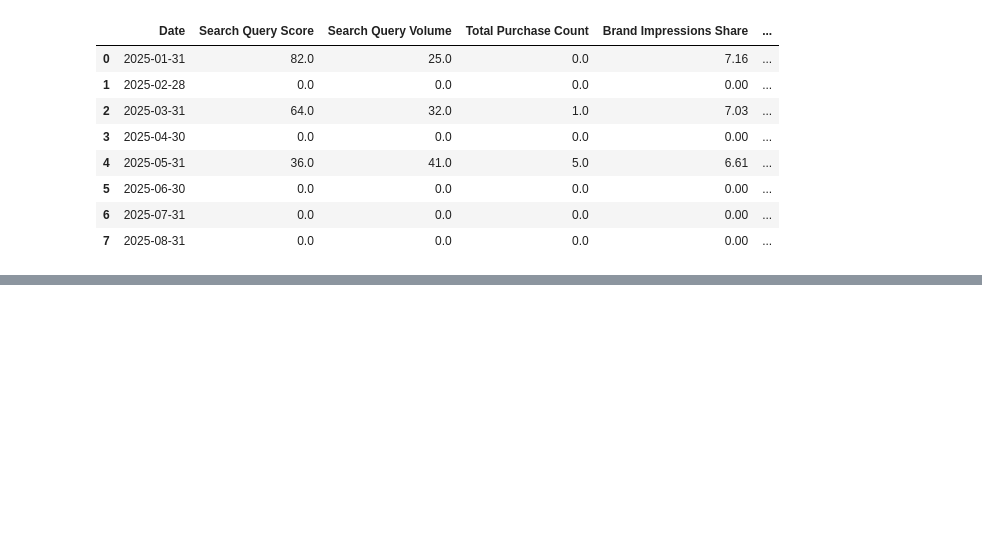
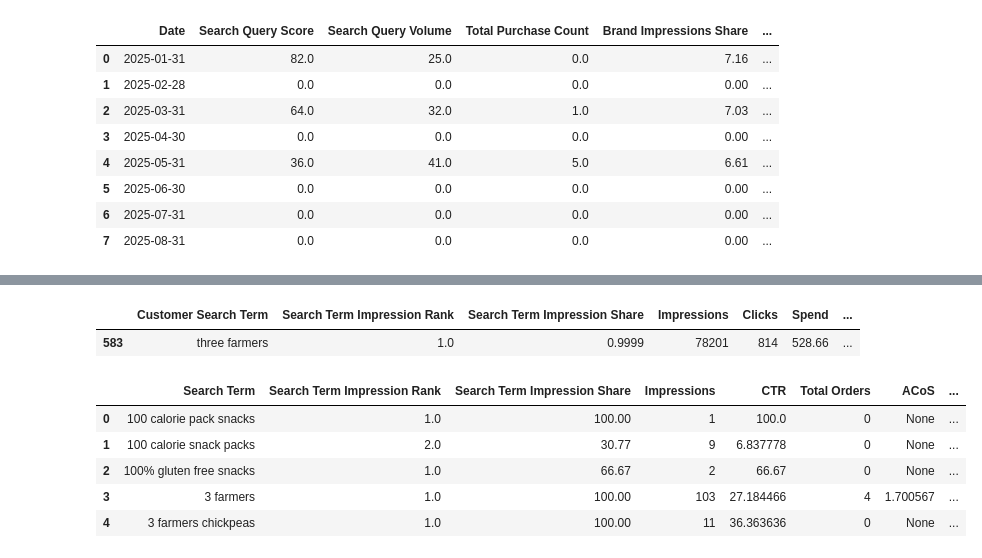
Before and after one commit to datadecoder25/search_term_ai_insight, a Jupyter notebook: insights.ipynb, the cells around one changed output, grey strips where cells are left out. Saved outputs shown, nothing was run; the diff lists cells and outputs as text; code cells hidden in the pictures; blank space fills up the shorter version.

```diff
--- a/insights.ipynb
+++ b/insights.ipynb
@@ -288,0 +291,9 @@ create_interactive_plots(filtered_df)
+# %%
+all_sheets = pd.read_excel(
+    'Ad reports/Sponsored product/3F_SP_Ad_product_report_-_Aug_1_-_31,_25.xlsx',
+    sheet_name=None  # returns dictionary of all sheets
+)
+print("Available sheets:", list(all_sheets.keys()))
+
+df_ad_product = pd.read_excel('Ad reports/Sponsored product/3F_SP_Ad_product_report_-_Aug_1_-_31,_25.xlsx', sheet_name='3F_SP_Ad_product_report_-_Aug_1')
+df_ad_product.head(3)
@@ -288,0 +340,44 @@ create_interactive_plots(filtered_df)
+# %%
+grouped_filtered_st_imp_df[grouped_filtered_st_imp_df['Customer Search Term']=='three farmers']
+# %% [output]
+|  | Customer Search Term | Search Term Impression Rank | Search Term Impression Share | Impressions | Clicks | Spend | ... |
+| 583 | three farmers | 1.0 | 0.9999 | 78201 | 814 | 528.66 | ... |
+# %%
+import numpy as np
+
+new_df = grouped_filtered_st_imp_df.copy()
+new_df['Available impression'] = np.where(
+    new_df['Search Term Impression Share'] != 0,
+    new_df['Impressions'] / new_df['Search Term Impression Share'],
+    None
+)
+
+new_df['CTR'] = np.where(
+    new_df['Available impression'] != 0,
+    new_df['Clicks']*100 / new_df['Available impression'],
+    None
+)
+
+new_df['ACoS'] = np.where(
+    new_df['7 Day Total Sales ($)'] != 0,
+    new_df['Spend']*100 / new_df['7 Day Total Sales ($)'],
+    None
+)
+
+new_df['ACR'] = np.where(
+    new_df['Clicks'] != 0,
+    new_df['7 Day Total Orders (#)']*100/ new_df['Clicks'],
+    None
+)
+
+new_df['Search Term Impression Share'] = new_df['Search Term Impression Share']*100
+new_df = new_df[['Customer Search Term','Search Term Impression Rank','Search Term Impression Share','Impressions','CTR', '7 Day Total Orders (#)','ACoS','ACR']]
+new_df.columns = ['Search Term','Search Term Impression Rank','Search Term Impression Share','Impressions','CTR', 'Total Orders','ACoS','ACR']
+new_df.head()
+# %% [output]
+|  | Search Term | Search Term Impression Rank | Search Term Impression Share | Impressions | CTR | Total Orders | ACoS | ... |
+| 0 | 100 calorie pack snacks | 1.0 | 100.00 | 1 | 100.0 | 0 | None | ... |
+| 1 | 100 calorie snack packs | 2.0 | 30.77 | 9 | 6.837778 | 0 | None | ... |
+| 2 | 100% gluten free snacks | 1.0 | 66.67 | 2 | 66.67 | 0 | None | ... |
+| 3 | 3 farmers | 1.0 | 100.00 | 103 | 27.184466 | 4 | 1.700567 | ... |
+| 4 | 3 farmers chickpeas | 1.0 | 100.00 | 11 | 36.363636 | 0 | None | ... |
```
Also changed, not shown: parts of 3 cells of this notebook.
